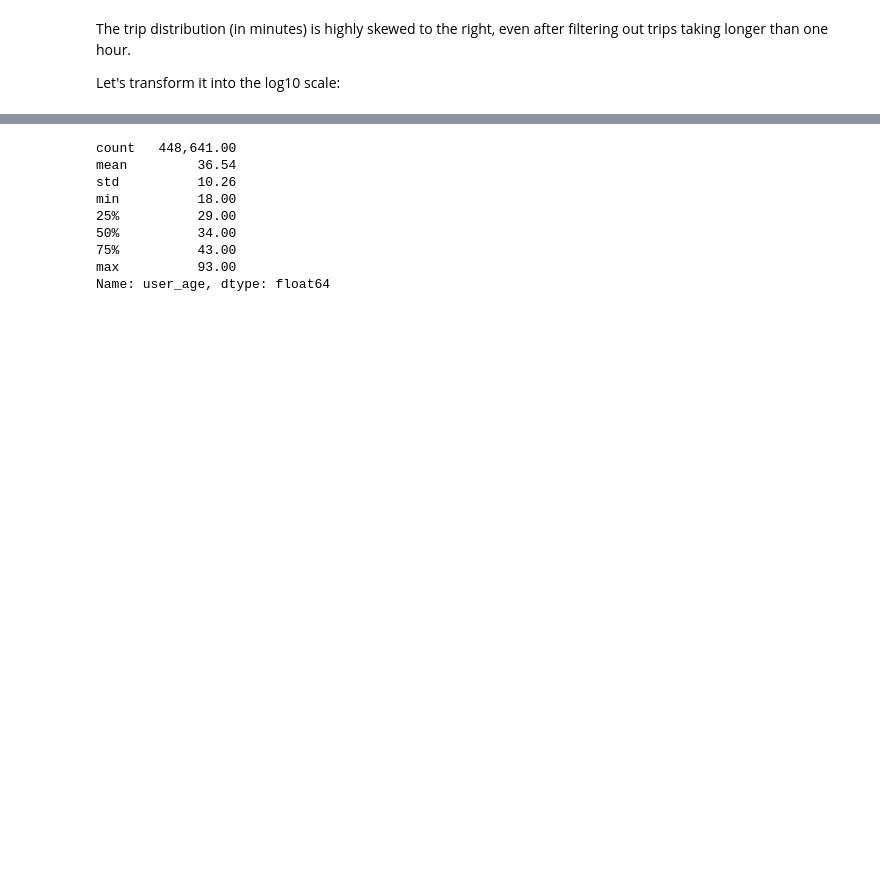
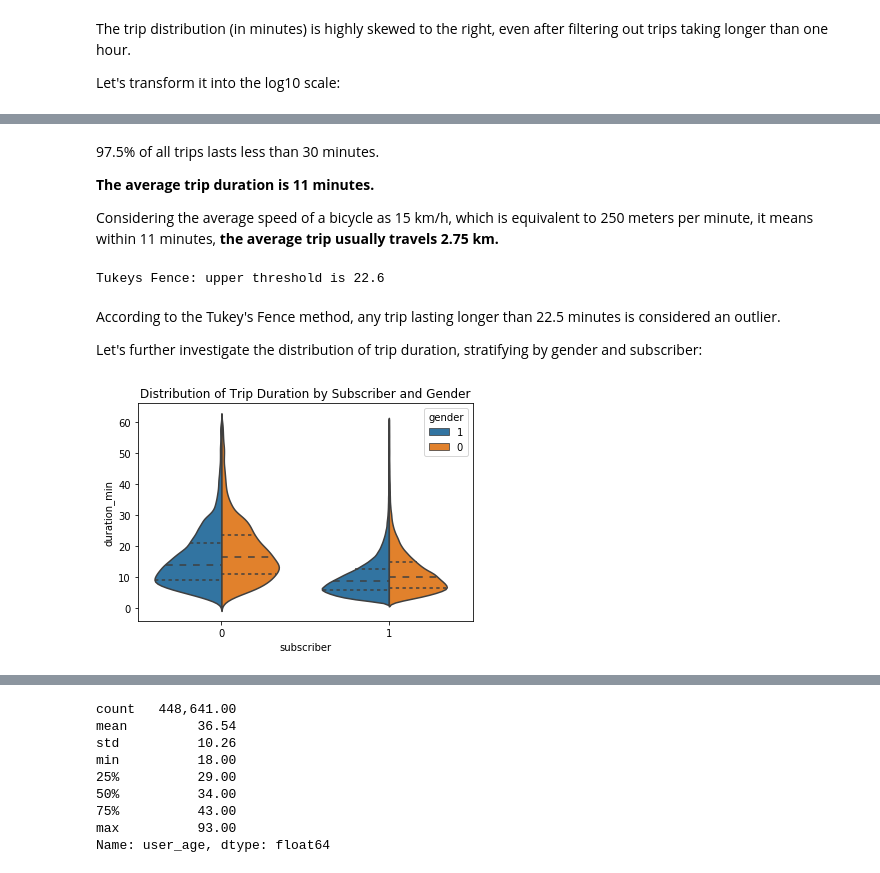
Before and after one commit to marcellovictorino/DAND_5_DataViz, a Jupyter notebook: 2_Project_ FordGoBike/1_EDA.ipynb, the cells around one changed output, grey strips where cells are left out. Cells and saved outputs as stored; diff of their text form; code cells hidden in the pictures; blank space fills up the shorter version.

```diff
--- a/2_Project_ FordGoBike/1_EDA.ipynb
+++ b/2_Project_ FordGoBike/1_EDA.ipynb
@@ -259,0 +272,22 @@ After transforming the trip duration (min) into the log10 scale, the values pres
+# %% [markdown]
+97.5% of all trips lasts less than 30 minutes.
+
+**The average trip duration is 11 minutes.**
+
+Considering the average speed of a bicycle as 15 km/h, which is equivalent to 250 meters per minute, it means within 11 minutes, **the average trip usually travels 2.75 km.**
+# %%
+# Outlier: Tuke's Fence method .:. 1.5 * IQR
+IQR = df.duration_min.quantile(0.75) - df.duration_min.quantile(0.25)
+print(f'Tukeys Fence: upper threshold is {df.duration_min.mean() + 1.5 * IQR:.1f}')
+# %% [output]
+Tukeys Fence: upper threshold is 22.6
+# %% [markdown]
+According to the Tukey's Fence method, any trip lasting longer than 22.5 minutes is considered an outlier.
+
+Let's further investigate the distribution of trip duration, stratifying by gender and subscriber:
+# %%
+sns.violinplot(data=df, y='duration_min', x='subscriber', hue='gender', split=True, orient='v', inner='quartile',
+              hue_order=[1,0]);
+plt.title('Distribution of Trip Duration by Subscriber and Gender');
+# %% [output]
+[figure, added]
```
Also changed, not shown: parts of 6 cells of this notebook.
